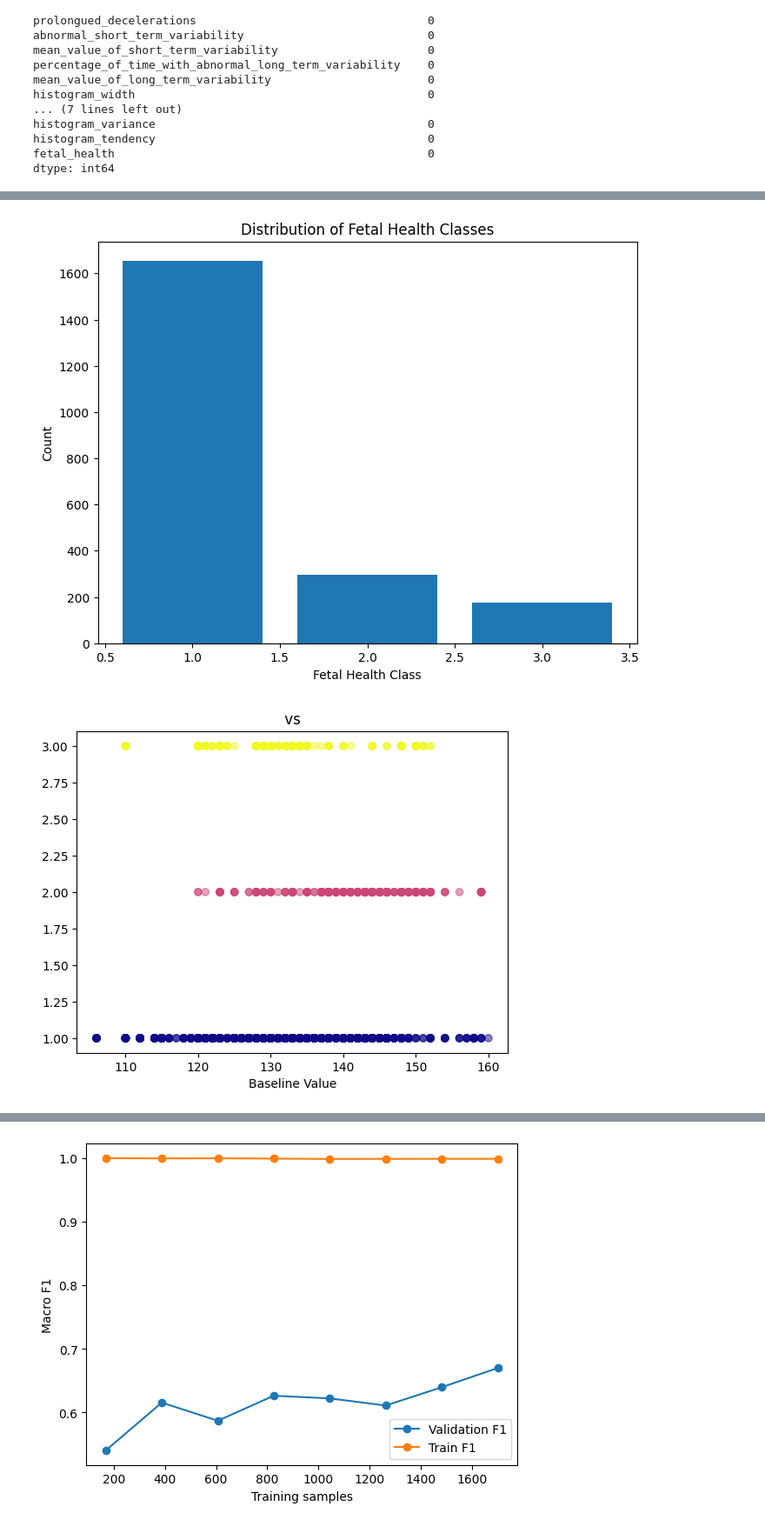
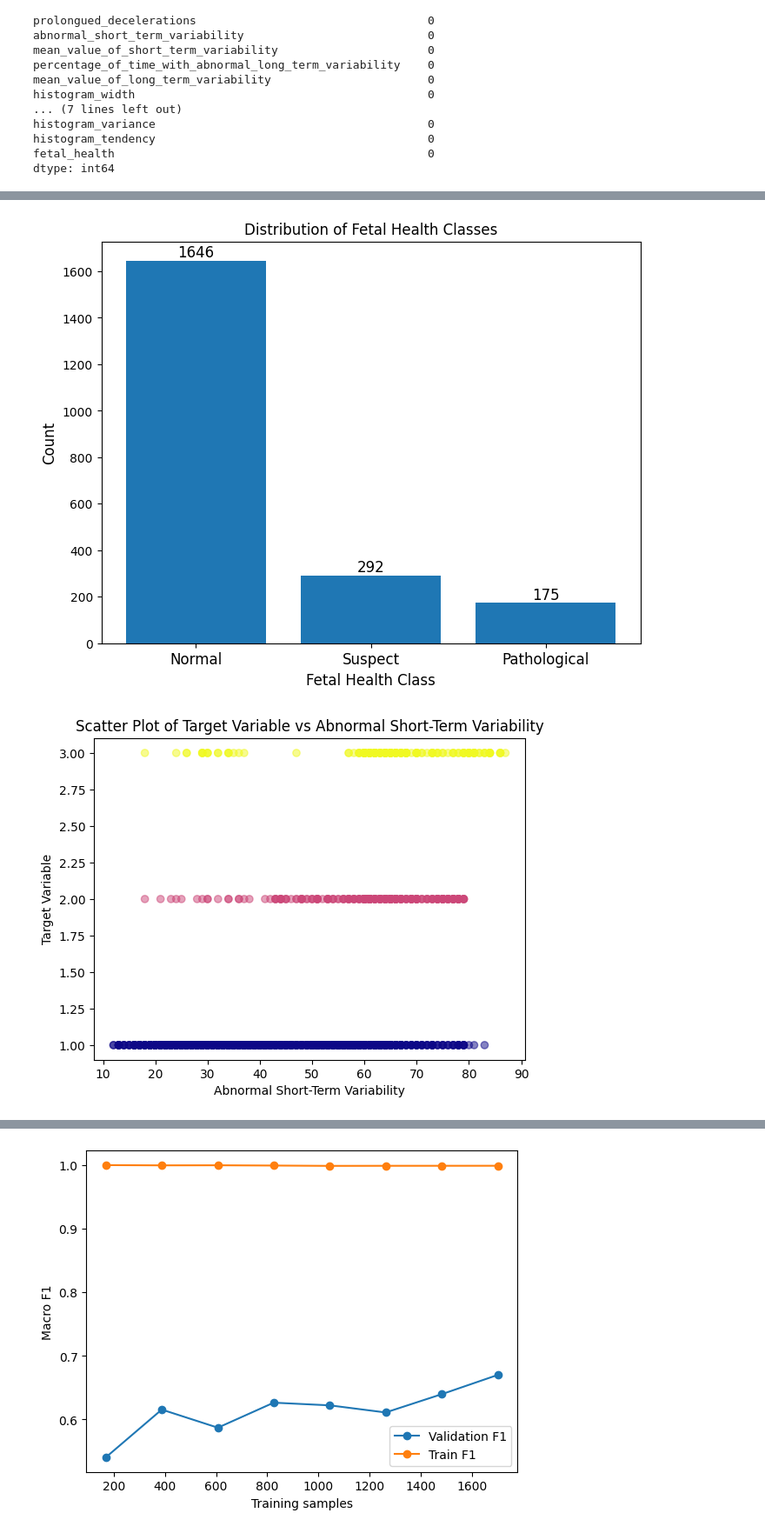
Before and after one commit to Bakwowi/Fetal-Health-Classification, a Jupyter notebook: script.ipynb, the cells around one changed output, grey strips where cells are left out. Shown at 87% size. Cells and saved outputs as stored; diff of their text form; code cells hidden in the pictures.

```diff
--- a/script.ipynb
+++ b/script.ipynb
@@ -60,3 +62,11 @@ histogram_variance                                        0
 histogram_tendency                                        0
 fetal_health                                              0
 dtype: int64
+# %%
+# check for duplicates
+print("Number of duplicate rows:", df.duplicated().sum())
+# print('duplicate rows:', df[df.duplicated()])
+dupes = df[df.duplicated(keep=False)]
+print(dupes["fetal_health"].value_counts())
+df = df.drop_duplicates()
+print("Number of duplicate rows after dropping duplicates:", df.duplicated().sum())
@@ -71,21 +109,25 @@ print(X.shape, y.shape)
 # %%
 # plot the distribution of the target variable
 plt.figure(figsize=(8, 6))
-plt.bar(y.value_counts().index, y.value_counts().values)
-plt.xlabel('Fetal Health Class')
-plt.ylabel('Count')
-plt.title('Distribution of Fetal Health Classes')
+# plt.bar(y.value_counts().index, y.value_counts().values)
+# show the count of each class on top of the bars
+bars = plt.bar(y.value_counts().index, y.value_counts().values)
+plt.bar_label(bars, fontsize=12)
+plt.xticks(y.value_counts().index, ['Normal', 'Suspect', 'Pathological'], fontsize=12)
+plt.xlabel('Fetal Health Class', fontsize=12)
+plt.ylabel('Count', fontsize=12)
+plt.title('Distribution of Fetal Health Classes', fontsize=12)
 plt.show()
 # %% [output]
-[figure, old version]
+[figure, new version]
 # %%
 # plotfigure(figsize=(8, 6))
-plt.scatter(X['baseline value'], y, c=y, cmap='plasma', alpha=0.5)
-plt.xlabel('Baseline Value')
-plt.ylabel('')
-plt.title(' vs ')
+plt.scatter(X['abnormal_short_term_variability'], y, c=y, cmap='plasma', alpha=0.5)
+plt.xlabel('Abnormal Short-Term Variability')
+plt.ylabel('Target Variable')
+plt.title('Scatter Plot of Target Variable vs Abnormal Short-Term Variability')
 plt.show() #a scatter plot of the target variable against one of the features
 # %% [output]
-[figure, old version]
+[figure, new version]
 # %%
 # plotfigure(figsize=(8, 6))
```
Also changed, not shown: parts of 22 cells of this notebook, 30 other files.
